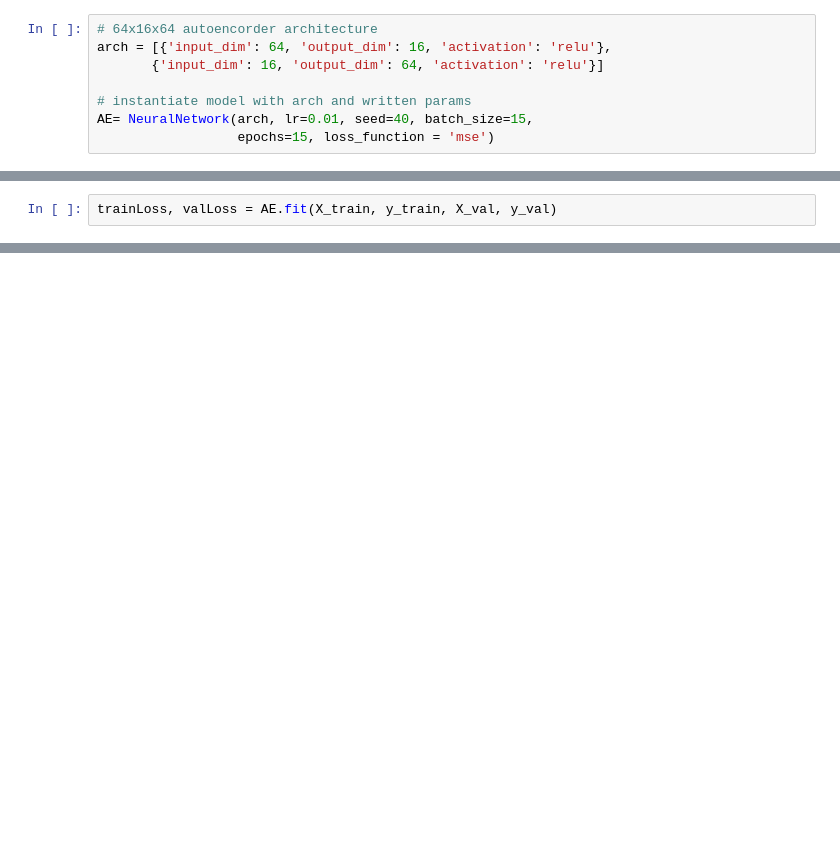
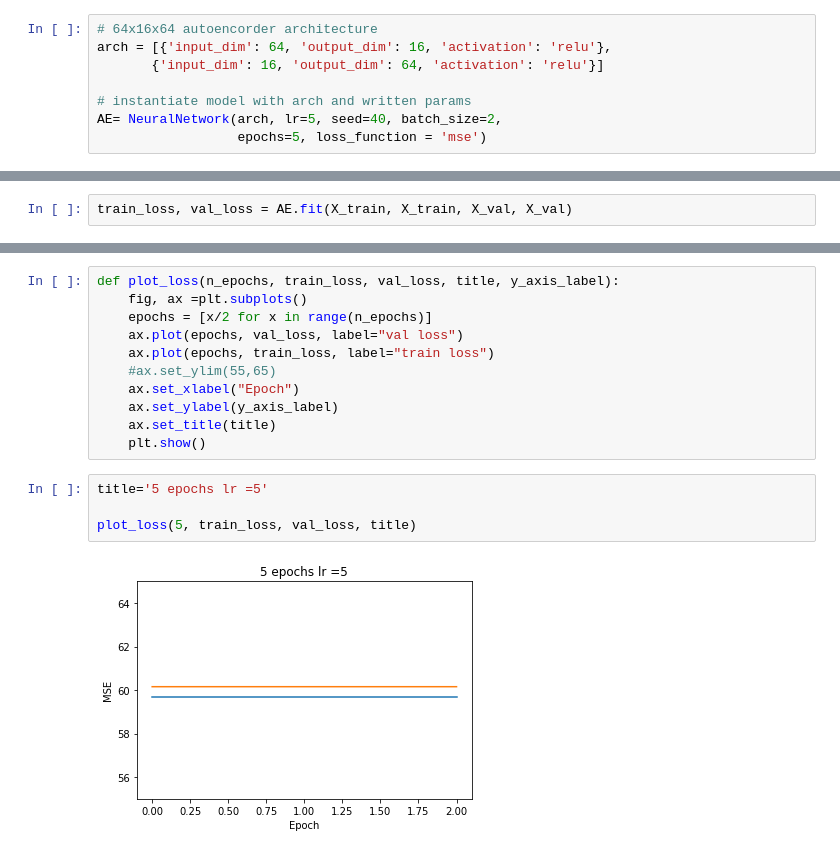
Before and after one commit to h-s-miller/project7, a Jupyter notebook: autoencoder.ipynb, the cells around one changed output, grey strips where cells are left out. Drawn from its saved outputs; the diff is of its cells as text; blank space fills up the shorter version.

Commit message:
fixed issues with matrix sizes, finished autoencoder

```diff
--- a/autoencoder.ipynb
+++ b/autoencoder.ipynb
@@ -11,5 +14,5 @@ arch = [{'input_dim': 64, 'output_dim': 16, 'activation': 'relu'},
        {'input_dim': 16, 'output_dim': 64, 'activation': 'relu'}]
 
 # instantiate model with arch and written params
-AE= NeuralNetwork(arch, lr=0.01, seed=40, batch_size=15,
-                  epochs=15, loss_function = 'mse')
+AE= NeuralNetwork(arch, lr=5, seed=40, batch_size=2,
+                  epochs=5, loss_function = 'mse')
@@ -27,2 +34,2 @@ X_train, X_val, y_train, y_val = train_test_split(data, tars,
 # %%
-trainLoss, valLoss = AE.fit(X_train, y_train, X_val, y_val)
+train_loss, val_loss = AE.fit(X_train, X_train, X_val, X_val)
@@ -33,0 +40,17 @@ ValueError: operands could not be broadcast together with shapes (16,96) (1,16)
+# %%
+def plot_loss(n_epochs, train_loss, val_loss, title, y_axis_label):
+    fig, ax =plt.subplots()
+    epochs = [x/2 for x in range(n_epochs)]
+    ax.plot(epochs, val_loss, label="val loss")
+    ax.plot(epochs, train_loss, label="train loss")
+    #ax.set_ylim(55,65)
+    ax.set_xlabel("Epoch")
+    ax.set_ylabel(y_axis_label)
+    ax.set_title(title)
+    plt.show()
+# %%
+title='5 epochs lr =5'
+
+plot_loss(5, train_loss, val_loss, title)
+# %% [output]
+[figure, added]
```
Also changed, not shown: parts of 17 cells of this notebook, 2 other files.
